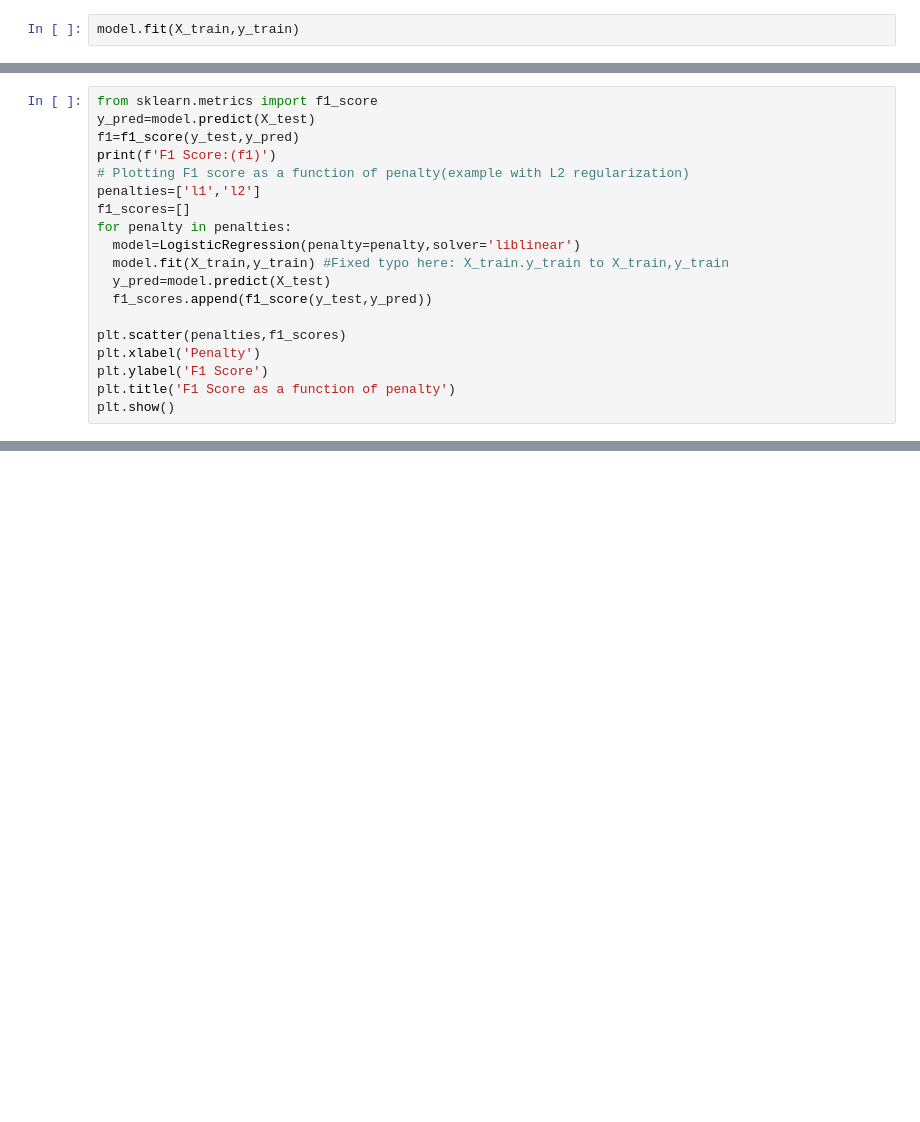
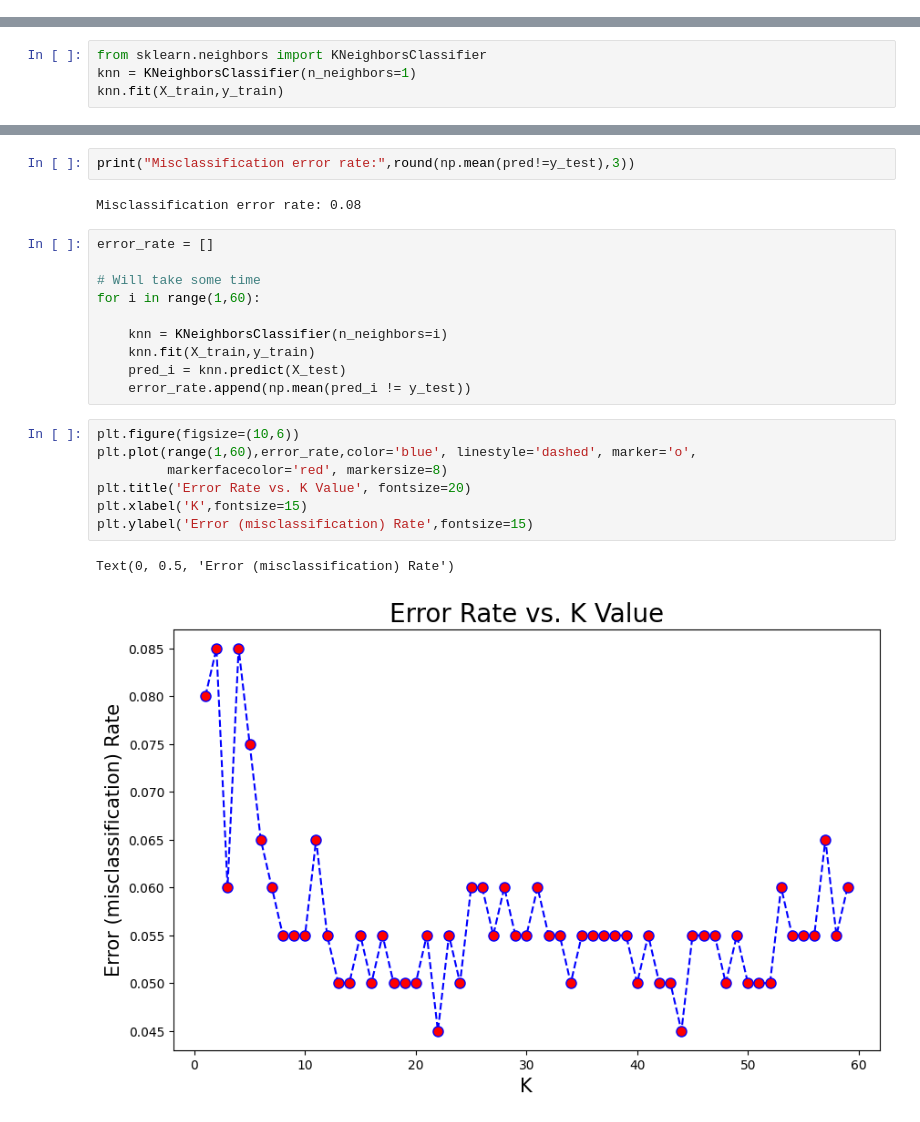
Before and after one commit to Aishwaryakonkala/AIML-24-25, a Jupyter notebook: lab_6.ipynb, the cells around one changed output, grey strips where cells are left out. Drawn from its saved outputs; the diff is of its cells as text; blank space fills up the shorter version.

```diff
--- a/lab_6.ipynb
+++ b/lab_6.ipynb
@@ -75,2 +94,0 @@ model = LogisticRegression()
-# %%
-model.fit(X_train,y_train)
@@ -86,19 +94,0 @@ LogisticRegression()
-# %%
-from sklearn.metrics import f1_score
-y_pred=model.predict(X_test)
-f1=f1_score(y_test,y_pred)
-print(f'F1 Score:(f1)')
-# Plotting F1 score as a function of penalty(example with L2 regularization)
-penalties=['l1','l2']
-f1_scores=[]
-for penalty in penalties:
-  model=LogisticRegression(penalty=penalty,solver='liblinear')
-  model.fit(X_train,y_train) #Fixed typo here: X_train.y_train to X_train,y_train
-  y_pred=model.predict(X_test)
-  f1_scores.append(f1_score(y_test,y_pred))
-
-plt.scatter(penalties,f1_scores)
-plt.xlabel('Penalty')
-plt.ylabel('F1 Score')
-plt.title('F1 Score as a function of penalty')
-plt.show()
@@ -107,0 +95,4 @@ F1 Score:(f1)
+# %%
+from sklearn.neighbors import KNeighborsClassifier
+knn = KNeighborsClassifier(n_neighbors=1)
+knn.fit(X_train,y_train)
@@ -107,0 +121,24 @@ F1 Score:(f1)
+# %%
+print("Misclassification error rate:",round(np.mean(pred!=y_test),3))
+# %% [output]
+Misclassification error rate: 0.08
+# %%
+error_rate = []
+
+# Will take some time
+for i in range(1,60):
+
+    knn = KNeighborsClassifier(n_neighbors=i)
+    knn.fit(X_train,y_train)
+    pred_i = knn.predict(X_test)
+    error_rate.append(np.mean(pred_i != y_test))
+# %%
+plt.figure(figsize=(10,6))
+plt.plot(range(1,60),error_rate,color='blue', linestyle='dashed', marker='o',
+         markerfacecolor='red', markersize=8)
+plt.title('Error Rate vs. K Value', fontsize=20)
+plt.xlabel('K',fontsize=15)
+plt.ylabel('Error (misclassification) Rate',fontsize=15)
+# %% [output]
+Text(0, 0.5, 'Error (misclassification) Rate')
+[figure, added]
```
Also changed, not shown: parts of 24 cells of this notebook.
